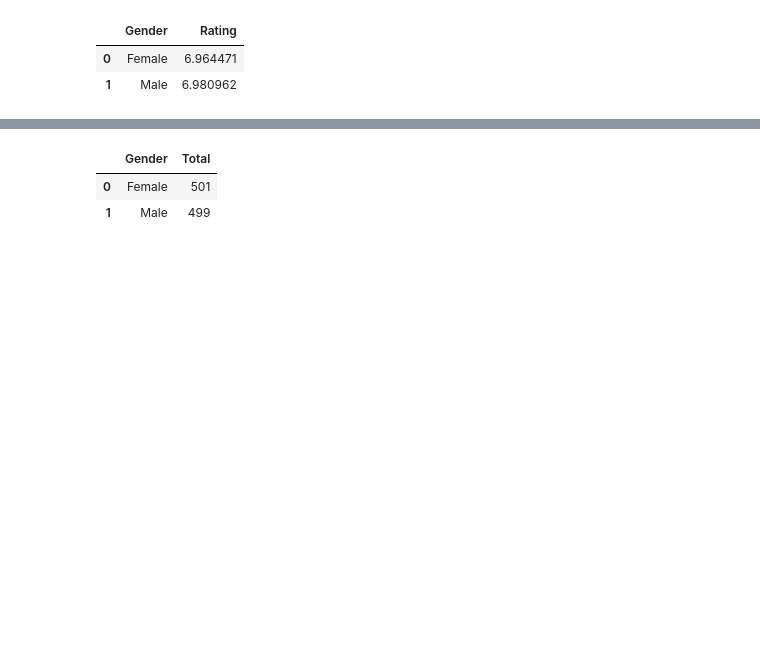
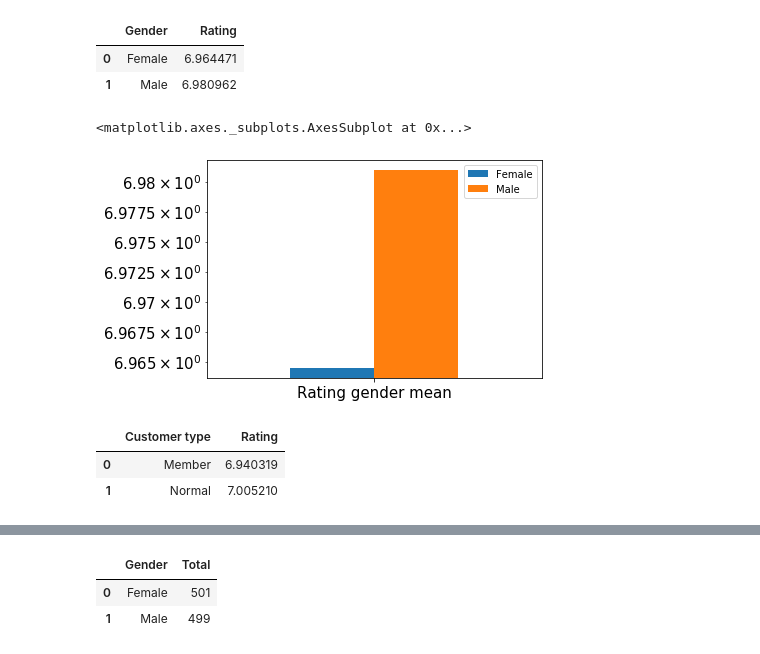
Before and after one commit to AAntunesNDS/supermarkt-sales, a Jupyter notebook: SupermarketSales.ipynb, the cells around one changed output, grey strips where cells are left out. Drawn from its saved outputs; the diff is of its cells as text; code cells hidden in the pictures; blank space fills up the shorter version.

```diff
--- a/SupermarketSales.ipynb
+++ b/SupermarketSales.ipynb
@@ -94,2 +98,20 @@ data.describe()
 # %% [markdown]
 ### Make bar chart for each
+# %%
+def bar(index, dataframe, sclayY):
+    value_1 = [np.array(dataframe)[0][1]]
+    value_2 = [np.array(dataframe)[1][1]]
+    index = [str(index)]
+    df = pd.DataFrame({str(np.array(dataframe)[0][0]): value_1,
+                       str(np.array(dataframe)[1][0]): value_2}, index=index)
+    return df.plot.bar(rot=0, fontsize=15, logy=sclayY)
+
+def bar3(index, dataframe, sclayY):
+    value_1 = [np.array(dataframe)[0][1]]
+    value_2 = [np.array(dataframe)[1][1]]
+    value_3 = [np.array(dataframe)[2][1]]
+    index = [str(index)]
+    df = pd.DataFrame({str(np.array(dataframe)[0][0]): value_1,
+                       str(np.array(dataframe)[1][0]): value_2,
+                       str(np.array(dataframe)[2][0]): value_3}, index=index)
+    return df.plot.bar(rot=0, fontsize=15, logy=sclayY)
@@ -96,6 +122,19 @@ data.describe()
 # %%
-data.groupby('Gender', as_index=False).Rating.mean()
+data_gender_rating = data.groupby('Gender', as_index=False).Rating.mean()
+data_gender_rating
 # %% [output]
 |  | Gender | Rating |
 | 0 | Female | 6.964471 |
 | 1 | Male | 6.980962 |
+# %%
+bar("Rating gender mean", data_gender_rating, True)
+# %% [output]
+<matplotlib.axes._subplots.AxesSubplot at 0x...>
+[figure, added]
+# %%
+data_customertype_rating = data.groupby('Customer type', as_index=False).Rating.mean()
+data_customertype_rating
+# %% [output]
+|  | Customer type | Rating |
+| 0 | Member | 6.940319 |
+| 1 | Normal | 7.005210 |
```
Also changed, not shown: parts of 19 cells of this notebook.
